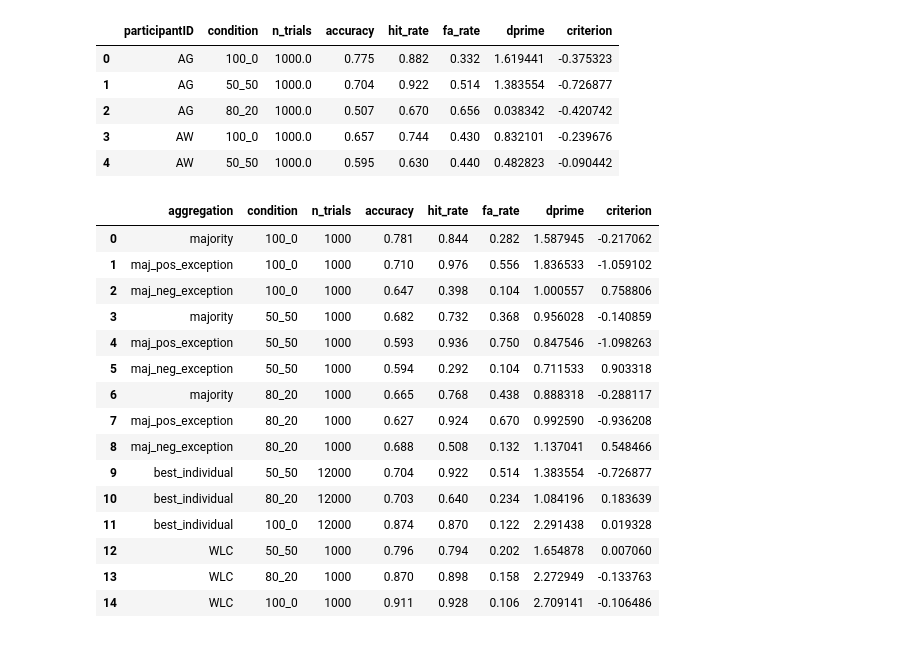
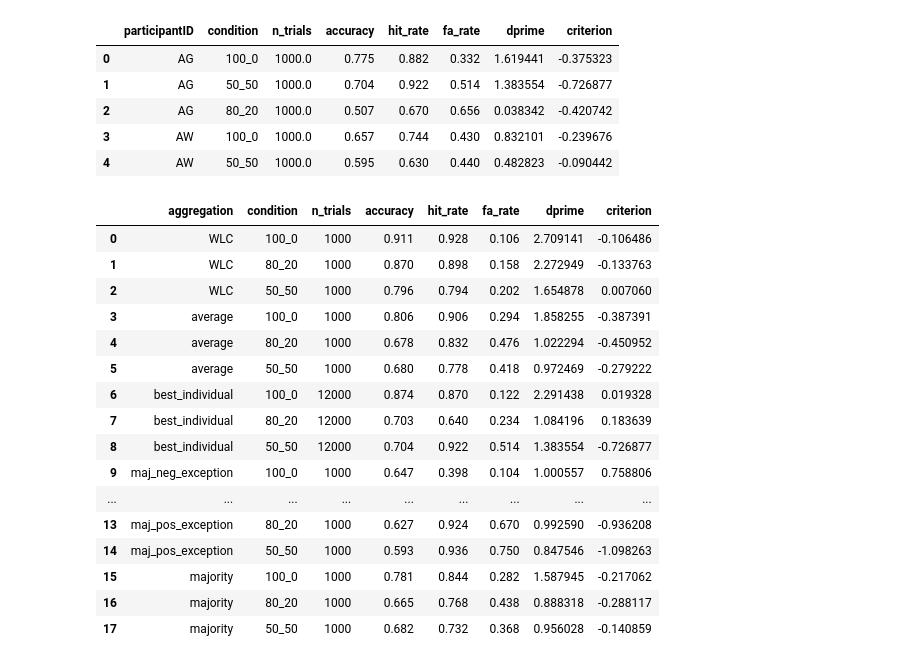
Before and after one commit to AdamRychtecky8/Flexible-Wisdom, a Jupyter notebook: notebooks/Human_exploration.ipynb, the cells around one changed output. Cells and saved outputs as stored; diff of their text form; code cells hidden in the pictures.

```diff
--- a/notebooks/Human_exploration.ipynb
+++ b/notebooks/Human_exploration.ipynb
@@ -102,13 +104,12 @@ human_participant_metrics.head()
 | 3 | AW | 100_0 | 1000.0 | 0.657 | 0.744 | 0.430 | 0.832101 | -0.239676 |
 | 4 | AW | 50_50 | 1000.0 | 0.595 | 0.630 | 0.440 | 0.482823 | -0.090442 |
 # %%
-
-import pandas as pd
-import numpy as np
+#human agg table
 
 # thresholds (easily changeable)
 POS_CONF = 6  # "sure present"
 NEG_CONF = 1  # "sure absent"
+AVG_THRESH = 3.5  # threshold on mean confidence (1–6) for "average" aggregation
 
 def sdt_from_binary(decisions, TPs):
     n = len(decisions)
@@ -142,11 +143,12 @@ for cond, df_c in human_master.groupby("condition"):
     agg = g.agg(
         max_resp=("response", "max"),
         min_resp=("response", "min"),
+        mean_resp=("response", "mean"),     # <-- NEW: mean confidence
         mean_decision=("decision", "mean"),
         TP=("TP", "first")
     )
 
-    # Base majority
+    # Base majority on binary decisions
     maj_decisions = (agg["mean_decision"] > 0.5).astype(int)
 
     # Majority with positive exception: any response >= POS_CONF → 1
@@ -155,12 +157,16 @@ for cond, df_c in human_master.groupby("condition"):
     # Majority with negative exception: any response <= NEG_CONF → 0
     neg_excisions = np.where(agg["min_resp"] <= NEG_CONF, 0, maj_decisions)
 
+    # NEW: "average" aggregation — decision based on mean confidence
+    avg_decisions = (agg["mean_resp"] >= AVG_THRESH).astype(int)
+
     TPs = agg["TP"].astype(bool).values
 
     for name, decisions in [
         ("majority", maj_decisions.values),
         ("maj_pos_exception", pos_excisions),
         ("maj_neg_exception", neg_excisions),
+        ("average", avg_decisions.values),       # <-- NEW row type
     ]:
         acc, H, F, d, c = sdt_from_binary(decisions, TPs)
         rows.append({
@@ -223,45 +229,53 @@ def wlc_for_condition(dfc):
     ths = np.linspace(dv.min(), dv.max(), 200)
     best_acc, best_t = -1, 0
     for t in ths:
         pred = (dv > t).astype(int)
         acc = (pred == TP).mean()
         if acc > best_acc:
             best_acc, best_t = acc, t
     pred = (dv > best_t).astype(int)
     acc, hit, fa, dp, c = sdt_metrics(pred, TP)
     return acc, hit, fa, dp, c, len(piv)
 
 wlc_rows = []
 for cond in conds:
     dfc = human_master[human_master["condition"] == cond]
     acc, hit, fa, dp, c, ntr = wlc_for_condition(dfc)
     wlc_rows.append(dict(
         aggregation="WLC",
         condition=cond,
         n_trials=ntr,
         accuracy=acc,
         hit_rate=hit,
         fa_rate=fa,
         dprime=dp,
         criterion=c
     ))
+
 human_agg = pd.DataFrame(rows)
 human_agg = pd.concat([human_agg, pd.DataFrame(best_rows + wlc_rows)], ignore_index=True)
+
+# Order by aggregation, and within each aggregation: 100_0, 80_20, 50_50
+cond_order = ["100_0", "80_20", "50_50"]
+human_agg["condition"] = pd.Categorical(human_agg["condition"], categories=cond_order, ordered=True)
+human_agg = human_agg.sort_values(["aggregation", "condition"]).reset_index(drop=True)
+
 display(human_agg)
 # %% [output]
 |  | aggregation | condition | n_trials | accuracy | hit_rate | fa_rate | dprime | criterion |
-| 0 | majority | 100_0 | 1000 | 0.781 | 0.844 | 0.282 | 1.587945 | -0.217062 |
-| 1 | maj_pos_exception | 100_0 | 1000 | 0.710 | 0.976 | 0.556 | 1.836533 | -1.059102 |
-| 2 | maj_neg_exception | 100_0 | 1000 | 0.647 | 0.398 | 0.104 | 1.000557 | 0.758806 |
-| 3 | majority | 50_50 | 1000 | 0.682 | 0.732 | 0.368 | 0.956028 | -0.140859 |
-| 4 | maj_pos_exception | 50_50 | 1000 | 0.593 | 0.936 | 0.750 | 0.847546 | -1.098263 |
-| 5 | maj_neg_exception | 50_50 | 1000 | 0.594 | 0.292 | 0.104 | 0.711533 | 0.903318 |
-| 6 | majority | 80_20 | 1000 | 0.665 | 0.768 | 0.438 | 0.888318 | -0.288117 |
-| 7 | maj_pos_exception | 80_20 | 1000 | 0.627 | 0.924 | 0.670 | 0.992590 | -0.936208 |
-| 8 | maj_neg_exception | 80_20 | 1000 | 0.688 | 0.508 | 0.132 | 1.137041 | 0.548466 |
-| 9 | best_individual | 50_50 | 12000 | 0.704 | 0.922 | 0.514 | 1.383554 | -0.726877 |
-| 10 | best_individual | 80_20 | 12000 | 0.703 | 0.640 | 0.234 | 1.084196 | 0.183639 |
-| 11 | best_individual | 100_0 | 12000 | 0.874 | 0.870 | 0.122 | 2.291438 | 0.019328 |
-| 12 | WLC | 50_50 | 1000 | 0.796 | 0.794 | 0.202 | 1.654878 | 0.007060 |
-| 13 | WLC | 80_20 | 1000 | 0.870 | 0.898 | 0.158 | 2.272949 | -0.133763 |
-| 14 | WLC | 100_0 | 1000 | 0.911 | 0.928 | 0.106 | 2.709141 | -0.106486 |
+| 0 | WLC | 100_0 | 1000 | 0.911 | 0.928 | 0.106 | 2.709141 | -0.106486 |
+| 1 | WLC | 80_20 | 1000 | 0.870 | 0.898 | 0.158 | 2.272949 | -0.133763 |
+| 2 | WLC | 50_50 | 1000 | 0.796 | 0.794 | 0.202 | 1.654878 | 0.007060 |
+| 3 | average | 100_0 | 1000 | 0.806 | 0.906 | 0.294 | 1.858255 | -0.387391 |
+| 4 | average | 80_20 | 1000 | 0.678 | 0.832 | 0.476 | 1.022294 | -0.450952 |
+| 5 | average | 50_50 | 1000 | 0.680 | 0.778 | 0.418 | 0.972469 | -0.279222 |
+| 6 | best_individual | 100_0 | 12000 | 0.874 | 0.870 | 0.122 | 2.291438 | 0.019328 |
+| 7 | best_individual | 80_20 | 12000 | 0.703 | 0.640 | 0.234 | 1.084196 | 0.183639 |
+| 8 | best_individual | 50_50 | 12000 | 0.704 | 0.922 | 0.514 | 1.383554 | -0.726877 |
+| 9 | maj_neg_exception | 100_0 | 1000 | 0.647 | 0.398 | 0.104 | 1.000557 | 0.758806 |
+| ... | ... | ... | ... | ... | ... | ... | ... | ... |
+| 13 | maj_pos_exception | 80_20 | 1000 | 0.627 | 0.924 | 0.670 | 0.992590 | -0.936208 |
+| 14 | maj_pos_exception | 50_50 | 1000 | 0.593 | 0.936 | 0.750 | 0.847546 | -1.098263 |
+| 15 | majority | 100_0 | 1000 | 0.781 | 0.844 | 0.282 | 1.587945 | -0.217062 |
+| 16 | majority | 80_20 | 1000 | 0.665 | 0.768 | 0.438 | 0.888318 | -0.288117 |
+| 17 | majority | 50_50 | 1000 | 0.682 | 0.732 | 0.368 | 0.956028 | -0.140859 |
```
Also changed, not shown: parts of 5 cells of this notebook, 2 other files.
